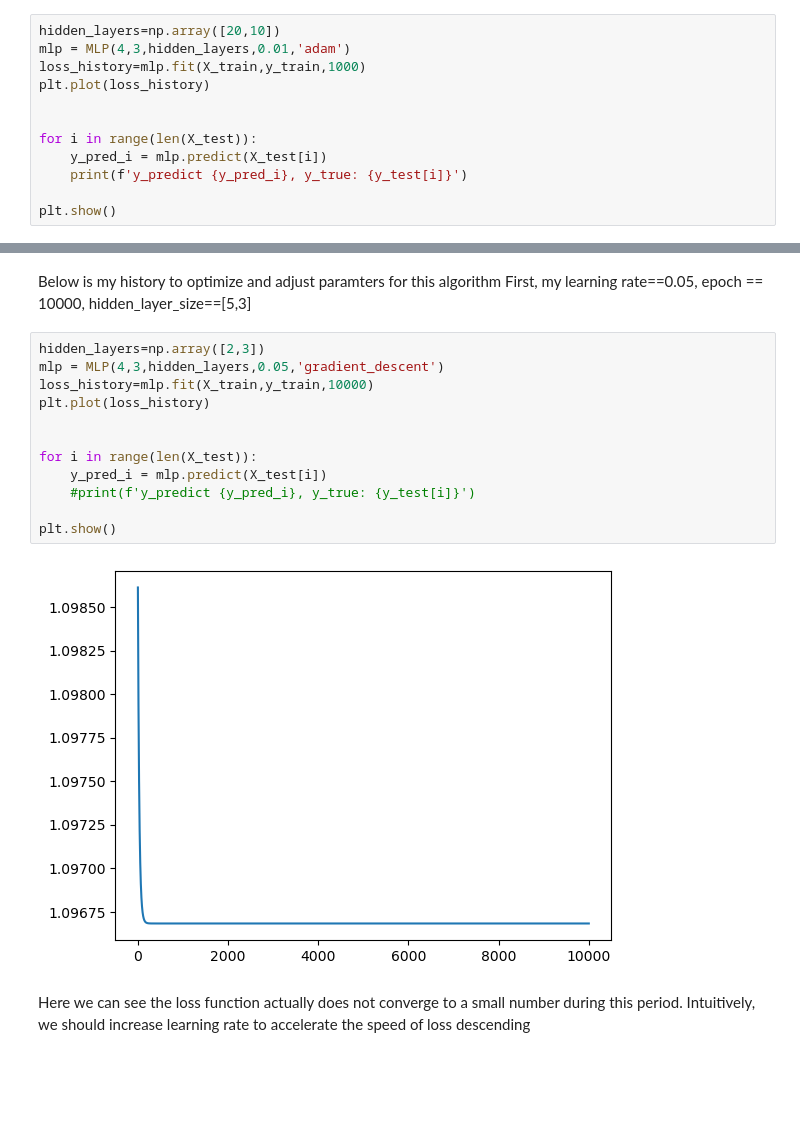
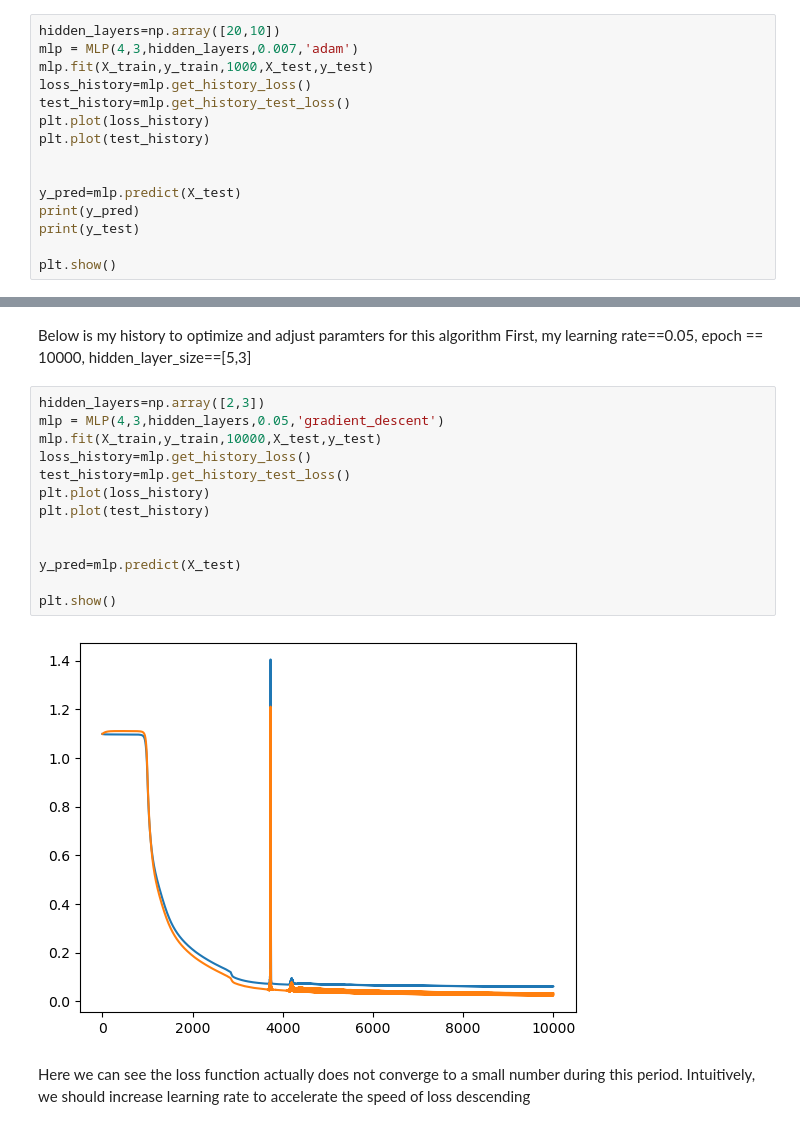
Before and after one commit to bstcdbsw/ECSE551_Group23_Assignment1, a Jupyter notebook: iris_data_preprocess/multi_layer_perceptrons.ipynb, the cells around one changed output, grey strips where cells are left out. Saved outputs shown, nothing was run; the diff lists cells and outputs as text; blank space fills up the shorter version.

Commit message:
add analysis of test_loss; add analysis of leaning_rate

```diff
--- a/iris_data_preprocess/multi_layer_perceptrons.ipynb
+++ b/iris_data_preprocess/multi_layer_perceptrons.ipynb
@@ -200,14 +16,17 @@ X_train shape: (105, 4), y_train shape: (105,)
 X_test shape: (44, 4), y_test shape: (44,)
 # %%
 hidden_layers=np.array([20,10])
-mlp = MLP(4,3,hidden_layers,0.01,'adam')
-loss_history=mlp.fit(X_train,y_train,1000)
+mlp = MLP(4,3,hidden_layers,0.007,'adam')
+mlp.fit(X_train,y_train,1000,X_test,y_test)
+loss_history=mlp.get_history_loss()
+test_history=mlp.get_history_test_loss()
 plt.plot(loss_history)
+plt.plot(test_history)
 
 
-for i in range(len(X_test)):
-    y_pred_i = mlp.predict(X_test[i])
-    print(f'y_predict {y_pred_i}, y_true: {y_test[i]}')
+y_pred=mlp.predict(X_test)
+print(y_pred)
+print(y_test)
 
 plt.show()
 # %% [output]
@@ -237,17 +43,18 @@ First, my learning rate==0.05, epoch == 10000, hidden_layer_size==[5,3]
 # %%
 hidden_layers=np.array([2,3])
 mlp = MLP(4,3,hidden_layers,0.05,'gradient_descent')
-loss_history=mlp.fit(X_train,y_train,10000)
+mlp.fit(X_train,y_train,10000,X_test,y_test)
+loss_history=mlp.get_history_loss()
+test_history=mlp.get_history_test_loss()
 plt.plot(loss_history)
+plt.plot(test_history)
 
 
-for i in range(len(X_test)):
-    y_pred_i = mlp.predict(X_test[i])
-    #print(f'y_predict {y_pred_i}, y_true: {y_test[i]}')
+y_pred=mlp.predict(X_test)
 
 plt.show()
 # %% [output]
-[figure, old version]
+[figure, new version]
 # %% [markdown]
 Here we can see the loss function actually does not converge to a small number during this period. Intuitively, we should increase learning rate to accelerate the speed of loss descending
 # %%
```
Also changed, not shown: parts of 13 cells of this notebook.
